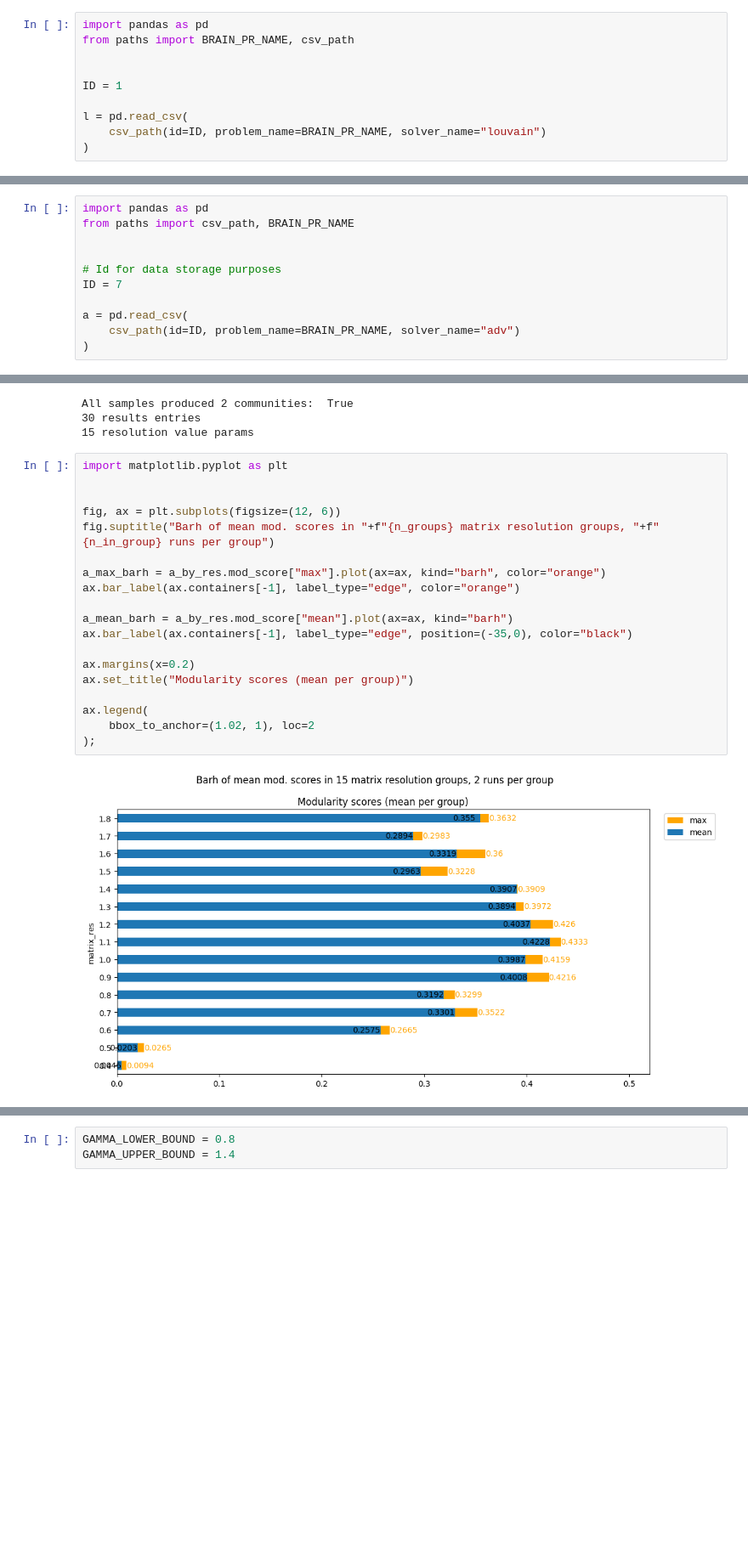
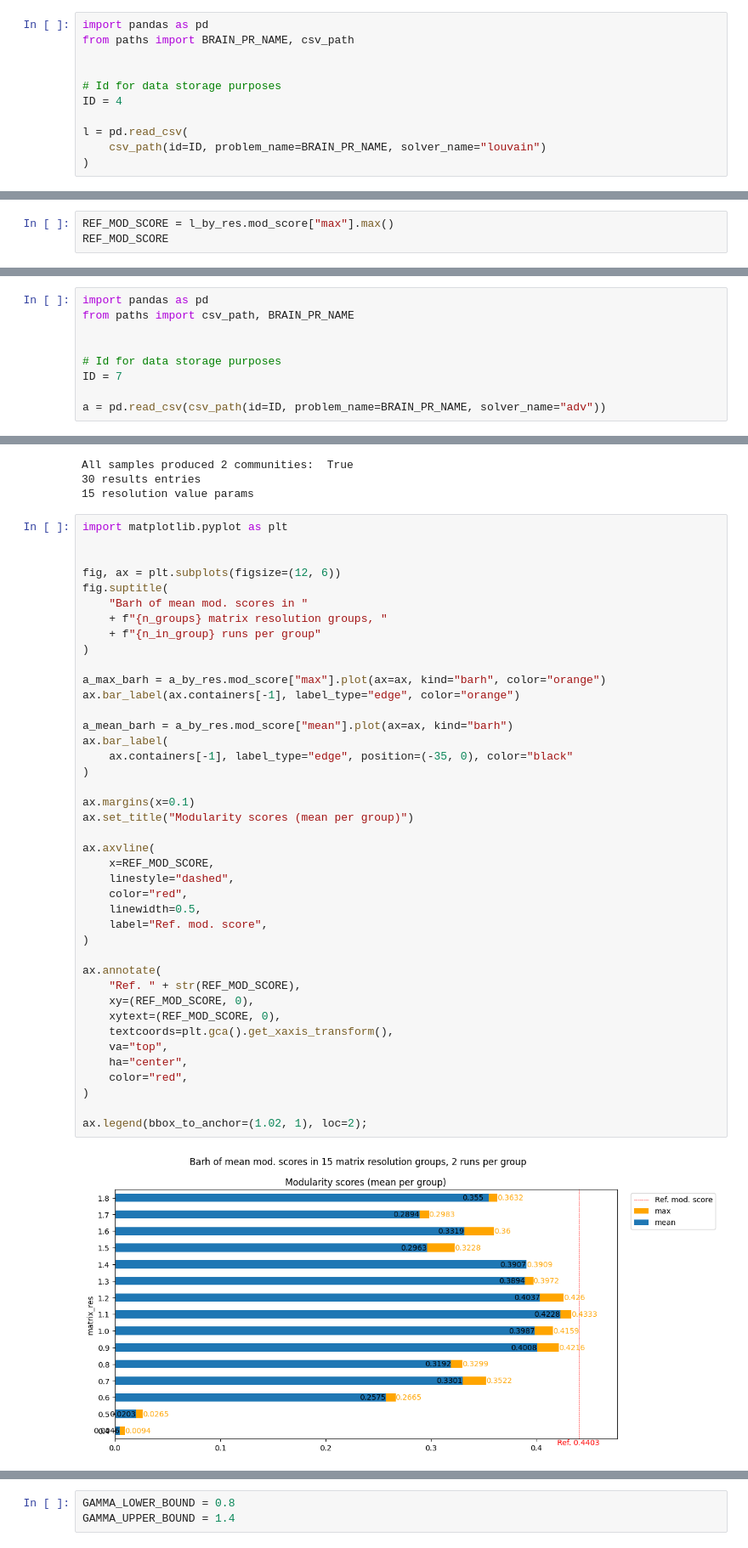
Before and after one commit to QStats/StatsModule, a Jupyter notebook: 3_results_brain.ipynb, the cells around one changed output, grey strips where cells are left out. Shown at 85% size. Cells and saved outputs as stored; diff of their text form; blank space fills up the shorter version.

```diff
--- a/3_results_brain.ipynb
+++ b/3_results_brain.ipynb
@@ -20,7 +35,8 @@ import pandas as pd
 from paths import BRAIN_PR_NAME, csv_path
 
 
-ID = 1
+# Id for data storage purposes
+ID = 4
 
 l = pd.read_csv(
     csv_path(id=ID, problem_name=BRAIN_PR_NAME, solver_name="louvain")
@@ -99,0 +123,3 @@ ax.legend(
+# %%
+REF_MOD_SCORE = l_by_res.mod_score["max"].max()
+REF_MOD_SCORE
@@ -116,9 +149,7 @@ from paths import csv_path, BRAIN_PR_NAME
 # Id for data storage purposes
 ID = 7
 
-a = pd.read_csv(
-    csv_path(id=ID, problem_name=BRAIN_PR_NAME, solver_name="adv")
-)
+a = pd.read_csv(csv_path(id=ID, problem_name=BRAIN_PR_NAME, solver_name="adv"))
 # %%
 K = 2
 
@@ -164,23 +195,45 @@ All samples produced 2 communities:  True
 # %%
 import matplotlib.pyplot as plt
 
 
 fig, ax = plt.subplots(figsize=(12, 6))
-fig.suptitle("Barh of mean mod. scores in "+f"{n_groups} matrix resolution groups, "+f"{n_in_group} runs per group")
+fig.suptitle(
+    "Barh of mean mod. scores in "
+    + f"{n_groups} matrix resolution groups, "
+    + f"{n_in_group} runs per group"
+)
 
 a_max_barh = a_by_res.mod_score["max"].plot(ax=ax, kind="barh", color="orange")
 ax.bar_label(ax.containers[-1], label_type="edge", color="orange")
 
 a_mean_barh = a_by_res.mod_score["mean"].plot(ax=ax, kind="barh")
-ax.bar_label(ax.containers[-1], label_type="edge", position=(-35,0), color="black")
+ax.bar_label(
+    ax.containers[-1], label_type="edge", position=(-35, 0), color="black"
+)
 
-ax.margins(x=0.2)
+ax.margins(x=0.1)
 ax.set_title("Modularity scores (mean per group)")
 
-ax.legend(
-    bbox_to_anchor=(1.02, 1), loc=2
-);
+ax.axvline(
+    x=REF_MOD_SCORE,
+    linestyle="dashed",
+    color="red",
+    linewidth=0.5,
+    label="Ref. mod. score",
+)
+
+ax.annotate(
+    "Ref. " + str(REF_MOD_SCORE),
+    xy=(REF_MOD_SCORE, 0),
+    xytext=(REF_MOD_SCORE, 0),
+    textcoords=plt.gca().get_xaxis_transform(),
+    va="top",
+    ha="center",
+    color="red",
+)
+
+ax.legend(bbox_to_anchor=(1.02, 1), loc=2);
 # %% [output]
-[figure, old version]
+[figure, new version]
 # %% [markdown]
 - With as little as 2 runs per gamma value (Advantage had less "opportunities" to obtain the best results), sensible results where obtained within range of [0.9, 1.4] with mean mod. score >= 0.39.
```
Also changed, not shown: parts of 32 cells of this notebook, 33 other files.
